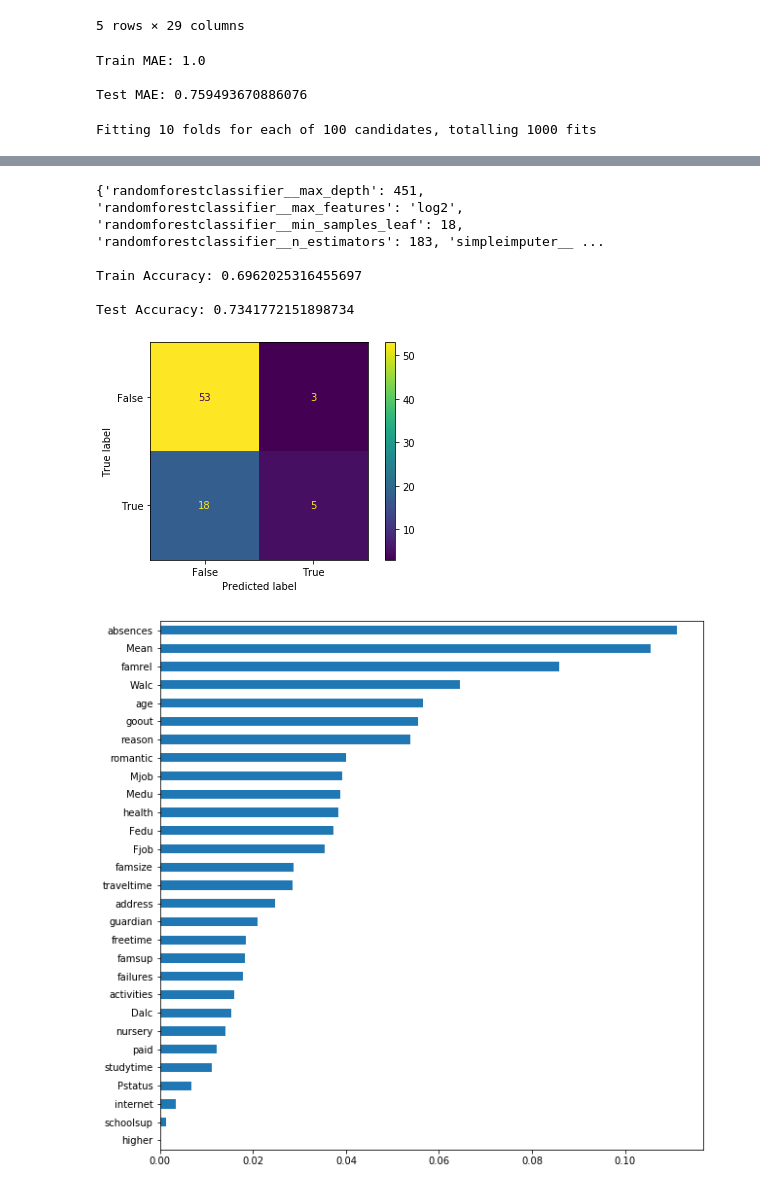
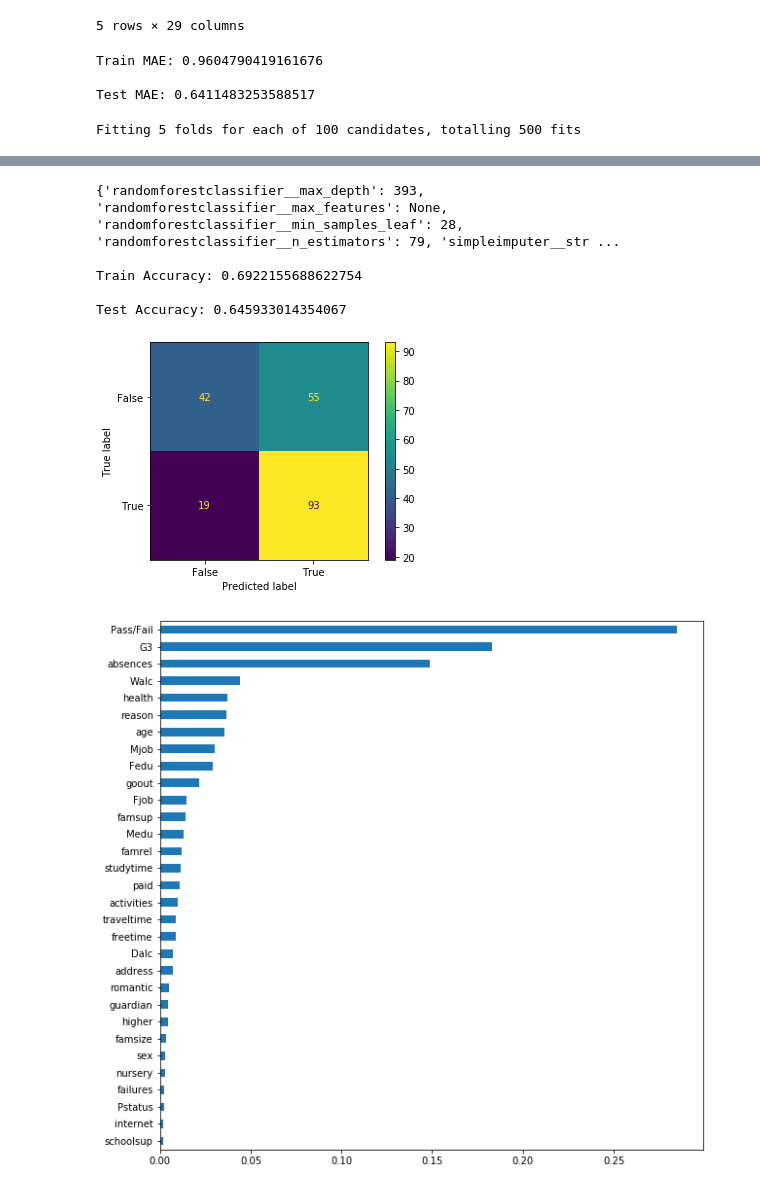
Before and after one commit to bloominstituteoftechnology/DS-Unit-2-Applied-Modeling, a Jupyter notebook: module1-define-ml-problems/LS_DS_231_assignment.ipynb, the cells around one changed output, grey strips where cells are left out. Saved outputs shown, nothing was run; the diff lists cells and outputs as text; code cells hidden in the pictures.

```diff
--- a/module1-define-ml-problems/LS_DS_231_assignment.ipynb
+++ b/module1-define-ml-problems/LS_DS_231_assignment.ipynb
@@ -68,5 +69,8 @@ Requirement already satisfied: six in ./Library/Python/3.7/lib/python/site-packa
 # %%
 df = pd.read_csv('/Users/austie/Downloads/student/student-mat.csv', sep=';')
+df1 = pd.read_csv('/Users/austie/Downloads/student/student-por.csv', sep=';')
+# %%
+df = df.append(df1, ignore_index=True)
 # %%
 df.head()
 # %% [output]
@@ -85,17 +89,17 @@ for col in ['schoolsup', 'famsup', 'paid', 'activities',
             'nursery', 'higher', 'internet', 'romantic']:
   df[col] = df[col].map({'yes':1, 'no':0})
 
-for col in ['G1', 'G2']:
+for col in ['G1', 'G2', 'G3']:
   df[col] = df[col].replace({0: np.NaN})
 
-dfmean = df[['G1', 'G2']]
+dfmean = df[['G1', 'G2', 'G3']]
 dfmean['Mean'] = dfmean.mean(axis=1)
 df['Mean'] = dfmean['Mean']
 df['Pass/Fail'] = df['G3']>=10
 
 df['Improved'] = (df['G3']-df['Mean'])>0
 
-df = df.drop(columns=['school', 'sex'])
+df = df.drop(columns=['school'])
 
 training, test = train_test_split(df, train_size=0.80, test_size=0.20, random_state=33)
 train, val = train_test_split(training, train_size=0.80, test_size=0.20, random_state=33)
@@ -123,6 +132,6 @@ df.head()
 # %%
 target = 'Improved'
-features = train.drop(columns=[target, 'G1', 'G2', 'G3', 'Pass/Fail']).columns
+features = train.drop(columns=[target, 'G1', 'G2', 'Mean']).columns
 X_train = train[features]
 y_train = train[target]
 X_val = val[features]
@@ -165,9 +174,9 @@ pipe.fit(X_training, y_training)
 print(f'Train MAE: {pipe.score(X_training, y_training)}\n')
 print(f'Test MAE: {pipe.score(X_test, y_test)}')
 # %% [output]
-Train MAE: 1.0
+Train MAE: 0.9604790419161676
 
-Test MAE: 0.759493670886076
+Test MAE: 0.6411483253588517
 # %%
 pipe = make_pipeline(
     TargetEncoder(),
@@ -189,7 +198,7 @@ search = RandomizedSearchCV(
     pipe,
     param_distributions=param_distributions,
     n_iter=100,
-    cv=10,
+    cv=5,
     scoring='accuracy',
     verbose=10,
     return_train_score=True,
@@ -213,5 +222,5 @@ importances = pd.Series(pipe.named_steps.randomforestclassifier.feature_importan
 plt.figure(figsize=(10,10))
 importances.sort_values().plot.barh();
 # %% [output]
-Fitting 10 folds for each of 100 candidates, totalling 1000 fits
+Fitting 5 folds for each of 100 candidates, totalling 500 fits
 [Parallel(n_jobs=-2)]: Using backend LokyBackend with 7 concurrent workers.
@@ -234,10 +243,10 @@ Fitting 10 folds for each of 100 candidates, totalling 1000 fits
-{'randomforestclassifier__max_depth': 451, 'randomforestclassifier__max_features': 'log2', 'randomforestclassifier__min_samples_leaf': 18, 'randomforestclassifier__n_estimators': 183, 'simpleimputer__ ...
+{'randomforestclassifier__max_depth': 393, 'randomforestclassifier__max_features': None, 'randomforestclassifier__min_samples_leaf': 28, 'randomforestclassifier__n_estimators': 79, 'simpleimputer__str ...
 
-Train Accuracy: 0.6962025316455697
+Train Accuracy: 0.6922155688622754
 
-Test Accuracy: 0.7341772151898734
+Test Accuracy: 0.645933014354067
-[figure, old version]
+[figure, new version]
-[figure, old version]
+[figure, new version]
 # %%
 pipe = make_pipeline(
     TargetEncoder(),
```
Also changed, not shown: parts of 6 cells of this notebook.
